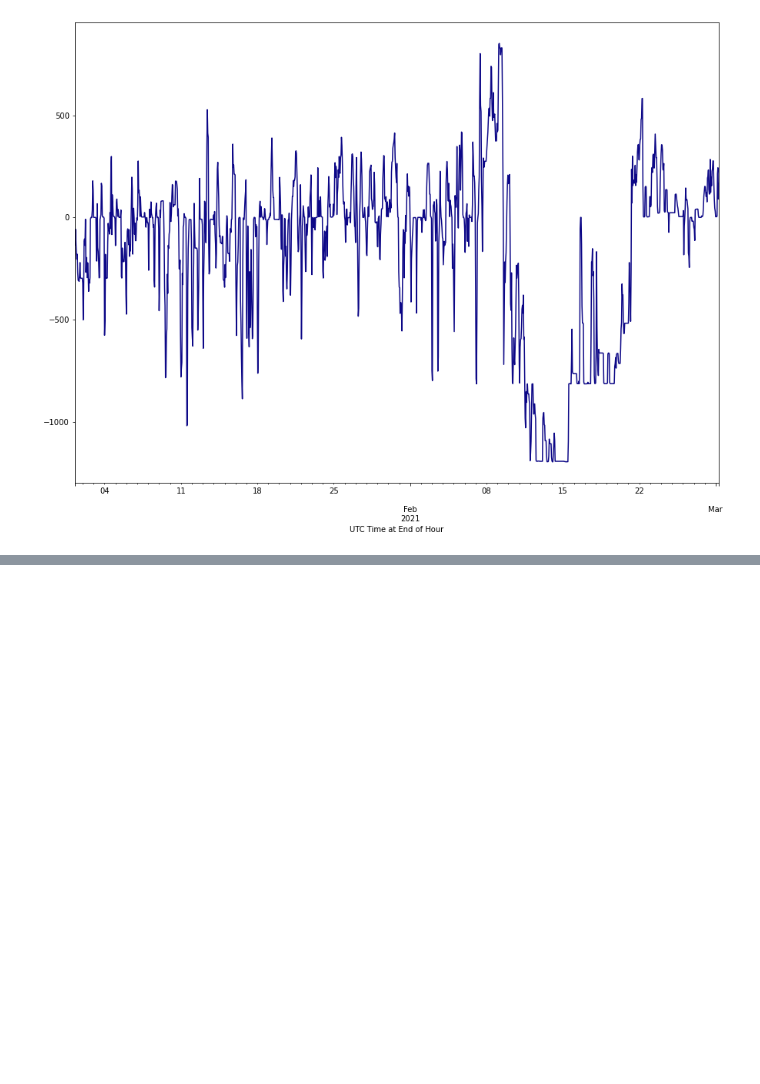
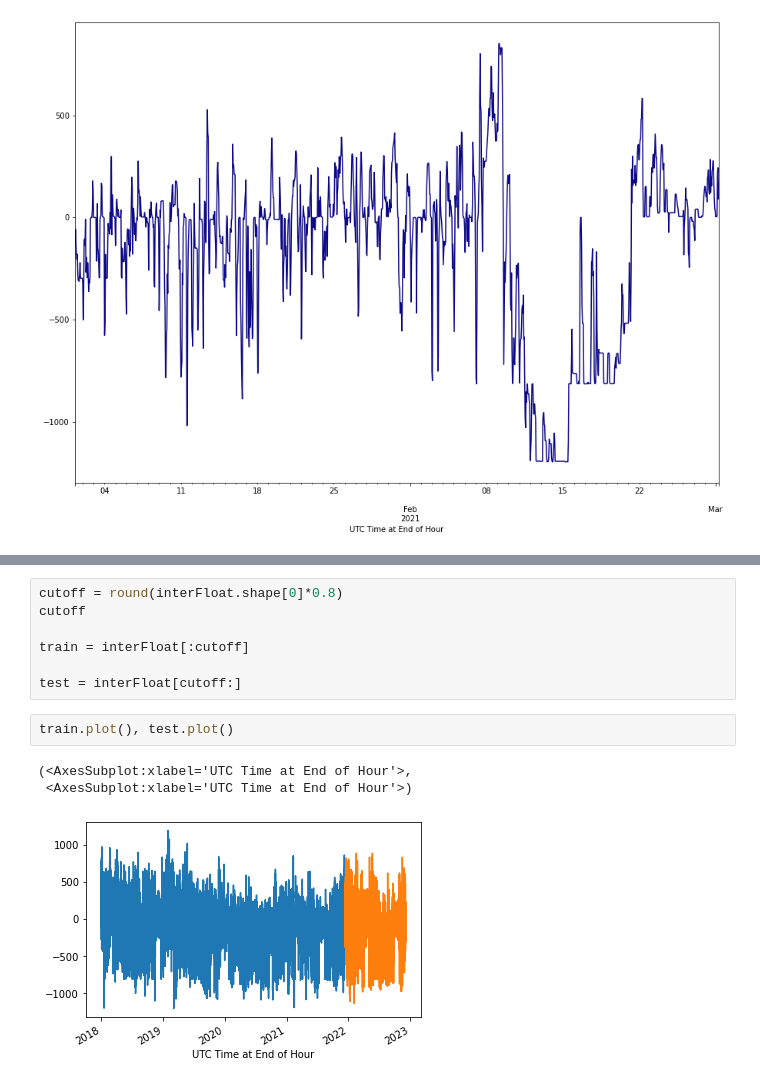
Before and after one commit to JuanMa894/Texas-Power-forecasting-timeseries, a Jupyter notebook: Notebooks/holly-working-nb.ipynb, the cells around one changed output, grey strips where cells are left out. Cells and saved outputs as stored; diff of their text form; blank space fills up the shorter version.

```diff
--- a/Notebooks/holly-working-nb.ipynb
+++ b/Notebooks/holly-working-nb.ipynb
@@ -86,0 +86,13 @@ Name: predicted_mean, dtype: float64
+# %%
+cutoff = round(interFloat.shape[0]*0.8)
+cutoff
+
+train = interFloat[:cutoff]
+
+test = interFloat[cutoff:]
+# %%
+train.plot(), test.plot()
+# %% [output]
+(<AxesSubplot:xlabel='UTC Time at End of Hour'>,
+ <AxesSubplot:xlabel='UTC Time at End of Hour'>)
+[figure, added]
```
Also changed, not shown: parts of 32 cells of this notebook.
